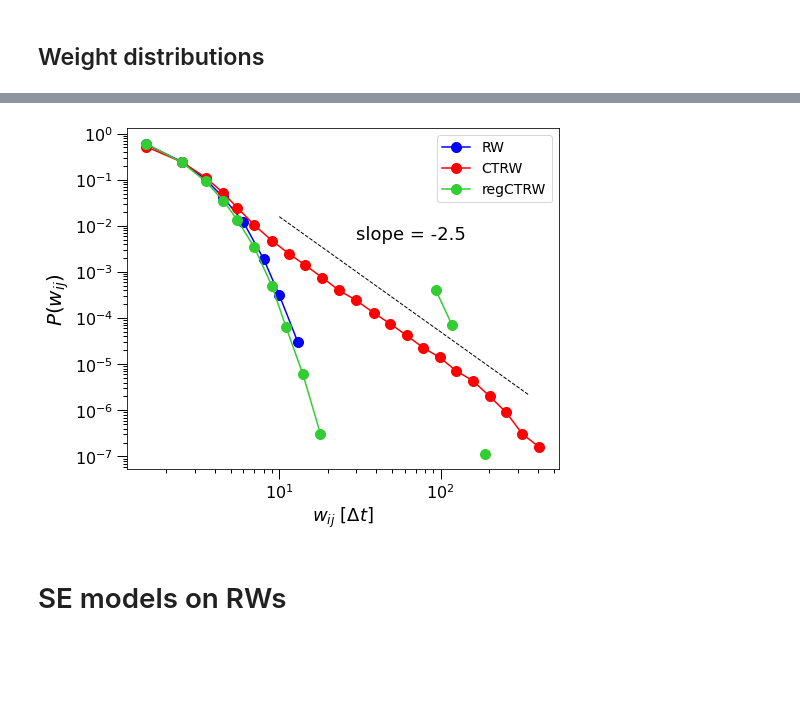
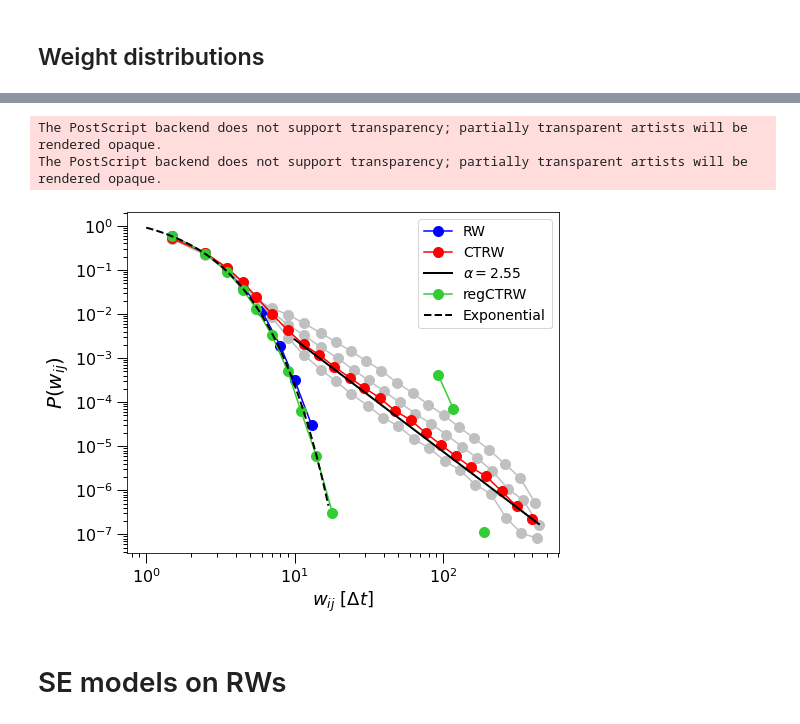
Before and after one commit to anslemhuncho/Crowd-Epidemiology-, a Jupyter notebook: RW-simulation-output.ipynb, the cells around one changed output, grey strips where cells are left out. Saved outputs shown, nothing was run; the diff lists cells and outputs as text; code cells hidden in the pictures; blank space fills up the shorter version.

```diff
--- a/RW-simulation-output.ipynb
+++ b/RW-simulation-output.ipynb
@@ -74,33 +103,65 @@ hist3[np.where(hist3==0)[0]]=np.nan
+# %%
+df=pd.read_csv('lambda10/weights1000sim10.csv',header=None,names=['Source','Target','weight'])
+weights2_1=df['weight'].values
+for k in range(11,40):
+    df = pd.read_csv('lambda10/weights1000sim' + str(k) + '.csv',\
+                     header=None,names=['Source','Target','weight'])
+    weights2_1 = np.concatenate([weights2_1, df['weight'].values])
+# %%
+df=pd.read_csv('lambda20/weights1000sim10.csv',header=None,names=['Source','Target','weight'])
+weights2_2=df['weight'].values
+for k in range(11,40):
+    df = pd.read_csv('lambda20/weights1000sim' + str(k) + '.csv',\
+                     header=None,names=['Source','Target','weight'])
+    weights2_2 = np.concatenate([weights2_2, df['weight'].values])
+# %%
+df=pd.read_csv('lambda50/weights1000sim10.csv',header=None,names=['Source','Target','weight'])
+weights2_5=df['weight'].values
+for k in range(11,40):
+    df = pd.read_csv('lambda50/weights1000sim' + str(k) + '.csv',\
+                     header=None,names=['Source','Target','weight'])
+    weights2_5 = np.concatenate([weights2_5, df['weight'].values])
+# %%
+bin_centers2_1, hist2_1 = datapdf(weights2_1)
+bin_centers2_2, hist2_2 = datapdf(weights2_2)
+bin_centers2_5, hist2_5 = datapdf(weights2_5)
 # %%
 plt.figure(figsize=(8,6))
 plt.subplots_adjust(left=0.15,top=0.95,bottom=0.16)
 
-plt.loglog(w, f, 'grey', color='k', linestyle='--',linewidth=1)
-
-plt.text(30, 0.005, 'slope = -2.5', fontsize=18, color='k')
-
 plt.loglog(bin_centers1, hist1, color='b', marker='o', markersize=10, label='RW')
 #plt.loglog(bin_centers, hist, 'b', linewidth=1)
+
+plt.loglog(bin_centers2_1, hist2_1, color='silver', marker='o', markersize=10)
+plt.loglog(bin_centers2_2, hist2_2, color='silver', marker='o', markersize=10)
+plt.loglog(bin_centers2_5, hist2_5, color='silver', marker='o', markersize=10)
 
 plt.loglog(bin_centers2, hist2, color='r', marker='o', markersize=10, label='CTRW')
 #plt.loglog(bin_centers1, hist1, 'r', linewidth=1)
 
+plt.loglog(w, f, 'grey', color='k', linestyle='-', linewidth=2, label=r'$\alpha=$' +\
+                       str(round(fit2.power_law.alpha,2)))
+
 plt.loglog(bin_centers3, hist3, color='limegreen', marker='o', markersize=10, label='regCTRW')
+
+plt.loglog(w1, exp, color='k', linewidth=2, linestyle='dashed', label='Exponential')
 
 plt.xlabel(r'$w_{ij}$' + r' $[\Delta t]$', fontsize=18)
 plt.ylabel(r'$P(w_{ij})$', fontsize=20)
 plt.xticks(fontsize=16)
 plt.yticks(fontsize=16)
 plt.tick_params(axis='both',length=10,width=1,which='major')
 plt.tick_params(axis='both',length=4,width=1,which='minor')
 
 plt.legend(loc=1,fontsize = 14)
 
-'''plt.savefig('simulation-weights-pdfs-20210825.png')'''
+#plt.savefig('Figure06(new).eps')
 
 plt.show()
 # %% [output]
+The PostScript backend does not support transparency; partially transparent artists will be rendered opaque.
+The PostScript backend does not support transparency; partially transparent artists will be rendered opaque.
-[figure, old version]
+[figure, new version]
 # %% [markdown]
 # SE models on RWs
 # %% [markdown]
```
Also changed, not shown: parts of 20 cells of this notebook.
